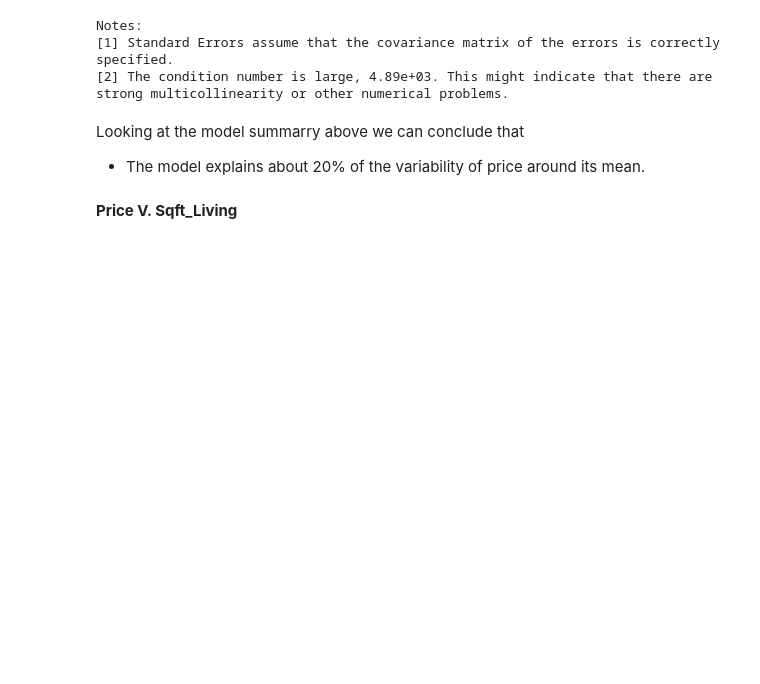
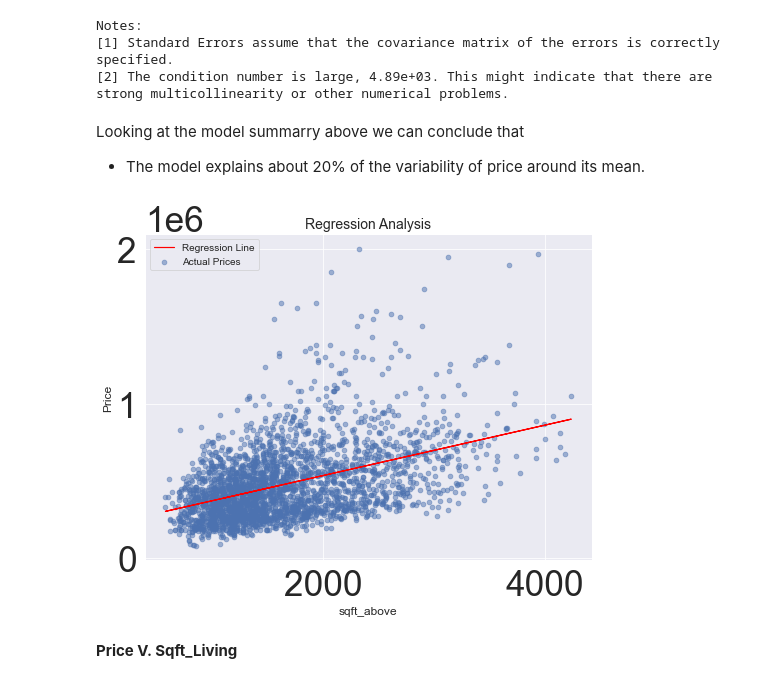
Before and after one commit to atienosonia/dsc-phase-2-project-v2-3, a Jupyter notebook: student.ipynb, the cells around one changed output. Saved outputs shown, nothing was run; the diff lists cells and outputs as text; code cells hidden in the pictures; blank space fills up the shorter version.

```diff
--- a/student.ipynb
+++ b/student.ipynb
@@ -612,6 +612,29 @@ strong multicollinearity or other numerical problems.
 # %% [markdown]
 Looking at the model summarry above we can conclude that
 * The model explains about 20% of the variability of price around its mean.
+# %%
+def plot_regression(X, y, y_pred):
+    fig, ax = plt.subplots(figsize=(8, 6))
+    ax.scatter(X, y, alpha=0.5, label='Actual Prices')
+    ax.plot(X, y_pred, color='red', label='Regression Line')
+    ax.set_xlabel('sqft_above', fontsize=12)
+    ax.set_ylabel('Price', fontsize=12)
+    ax.set_title('Regression Analysis', fontsize=14)
+    ax.legend(fontsize=10)
+    ax.grid(True)
+    plt.show()
+
+
+X = processed_df['sqft_above'].values.reshape(-1, 1)
+y = processed_df['price'].values.reshape(-1, 1)
+X_train, X_test, y_train, y_test = train_test_split(X, y, test_size=0.2, random_state=42)
+model = LinearRegression()
+model.fit(X_train, y_train)
+y_pred = model.predict(X_test)
+mse = mean_squared_error(y_test, y_pred)
+plot_regression(X_test, y_test, y_pred)
+# %% [output]
+[figure, added]
 # %% [markdown]
 
 **Price V. Sqft_Living**
```
Also changed, not shown: parts of 12 cells of this notebook.
